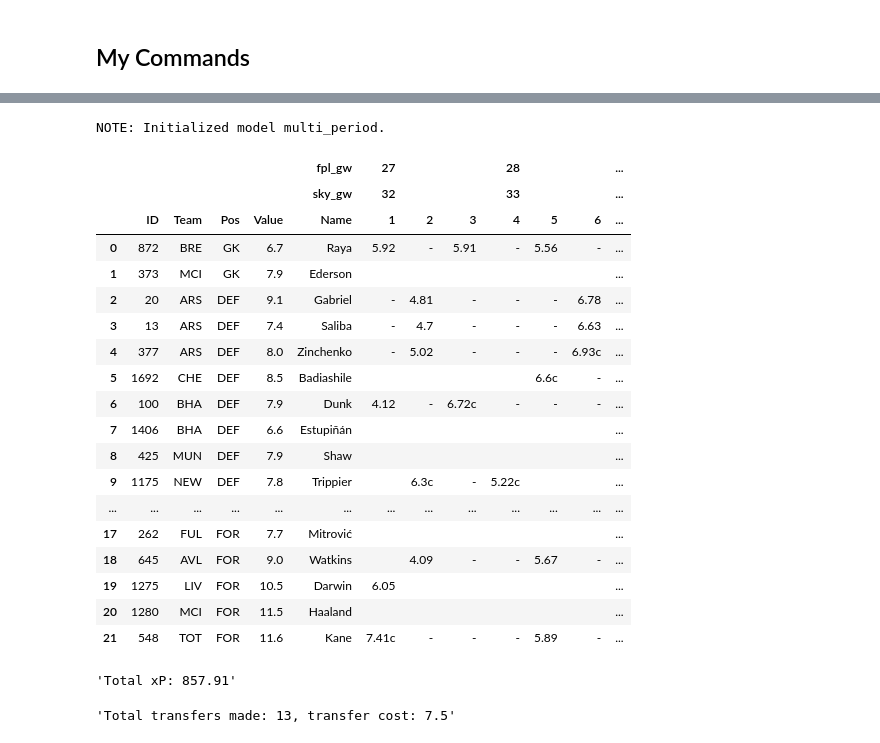
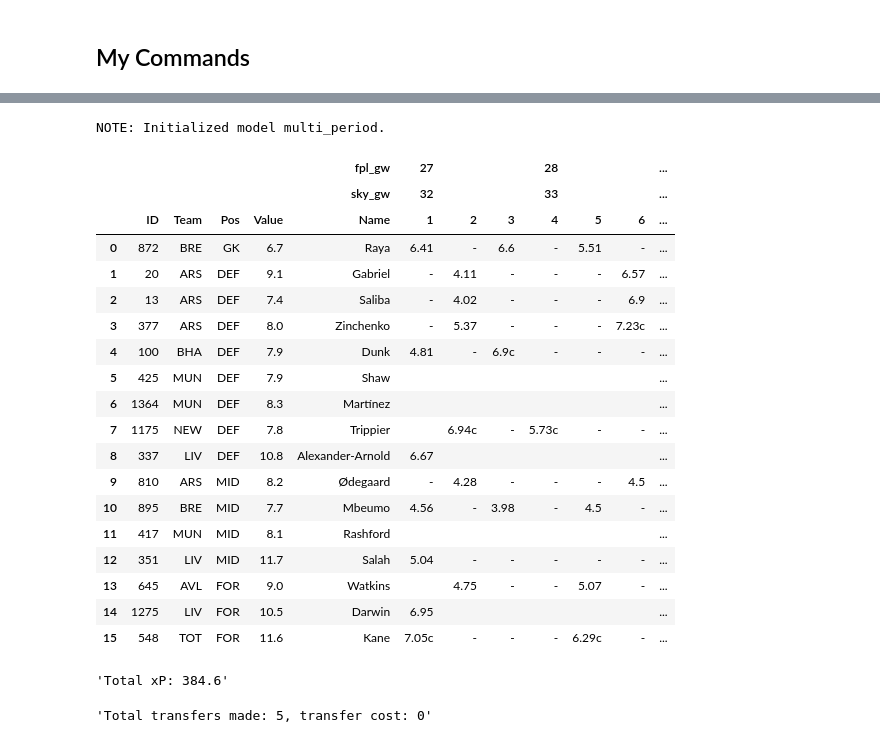
Before and after one commit to SamTroy/SkyFF_Optimization, a Jupyter notebook: notebooks/sky_opt_v1.ipynb, the cells around one changed output, grey strips where cells are left out. Saved outputs shown, nothing was run; the diff lists cells and outputs as text; code cells hidden in the pictures.

Commit message:
Added basic optimization with noise function

```diff
--- a/notebooks/sky_opt_v1.ipynb
+++ b/notebooks/sky_opt_v1.ipynb
@@ -734,38 +827,39 @@ display(r['skymodel_output'].sort_values(by=['Total_Pts'], ascending=False).head
 # %%
 skymodel_output = pd.read_csv('../data/skymodel_output.csv').set_index('SKY ID').fillna(0)
 
 # Sky IDs of all players to include in the initial squad
 team = [872,
 377,13,20,100,337,
 351,810,895,
 548,1275]
-transfer_cost = 7.5
+transfer_cost = 0
 
 # Generate optimal solution
-r2 = solve_sky_mp(initial_squad=team, input_data=skymodel_output, md_map=md_map, next_md=1, last_md='2023-05-09',
-                 ta_tot=25, ta_gw=5, objective='decay', decay_base=1, transfer_cost=transfer_cost,
-                 exclusions=None, keeps=None, force_transfer_in=None, force_transfer_out=None)
+r2 = solve_sky_mp(initial_squad=team, input_data=skymodel_output, md_map=md_map, next_md=1, last_md='2023-04-09',
+                 ta_tot=5, ta_gw=5, objective='decay', decay_base=1, transfer_cost=transfer_cost,
+                 exclusions=None, keeps=None, force_transfer_in=None, force_transfer_out=None,
+                 apply_noise=True)
 display(r2['plan'], f"Total xP: {r2['total_xp']}", f"Total transfers made: {r2['transfers_made']}, transfer cost: {transfer_cost}")
 # %% [output]
 NOTE: Initialized model multi_period.
 |  |  |  |  |  | fpl_gw | 27 |  |  | 28 |  |  | ... |
 |  |  |  |  |  | sky_gw | 32 |  |  | 33 |  |  | ... |
 |  | ID | Team | Pos | Value | Name | 1 | 2 | 3 | 4 | 5 | 6 | ... |
-| 0 | 872 | BRE | GK | 6.7 | Raya | 5.92 | - | 5.91 | - | 5.56 | - | ... |
-| 1 | 373 | MCI | GK | 7.9 | Ederson |  |  |  |  |  |  | ... |
-| 2 | 20 | ARS | DEF | 9.1 | Gabriel | - | 4.81 | - | - | - | 6.78 | ... |
-| 3 | 13 | ARS | DEF | 7.4 | Saliba | - | 4.7 | - | - | - | 6.63 | ... |
-| 4 | 377 | ARS | DEF | 8.0 | Zinchenko | - | 5.02 | - | - | - | 6.93c | ... |
-| 5 | 1692 | CHE | DEF | 8.5 | Badiashile |  |  |  |  | 6.6c | - | ... |
-| 6 | 100 | BHA | DEF | 7.9 | Dunk | 4.12 | - | 6.72c | - | - | - | ... |
-| 7 | 1406 | BHA | DEF | 6.6 | Estupiñán |  |  |  |  |  |  | ... |
-| 8 | 425 | MUN | DEF | 7.9 | Shaw |  |  |  |  |  |  | ... |
-| 9 | 1175 | NEW | DEF | 7.8 | Trippier |  | 6.3c | - | 5.22c |  |  | ... |
-| ... | ... | ... | ... | ... | ... | ... | ... | ... | ... | ... | ... | ... |
-| 17 | 262 | FUL | FOR | 7.7 | Mitrović |  |  |  |  |  |  | ... |
-| 18 | 645 | AVL | FOR | 9.0 | Watkins |  | 4.09 | - | - | 5.67 | - | ... |
-| 19 | 1275 | LIV | FOR | 10.5 | Darwin | 6.05 |  |  |  |  |  | ... |
-| 20 | 1280 | MCI | FOR | 11.5 | Haaland |  |  |  |  |  |  | ... |
-| 21 | 548 | TOT | FOR | 11.6 | Kane | 7.41c | - | - | - | 5.89 | - | ... |
+| 0 | 872 | BRE | GK | 6.7 | Raya | 6.41 | - | 6.6 | - | 5.51 | - | ... |
+| 1 | 20 | ARS | DEF | 9.1 | Gabriel | - | 4.11 | - | - | - | 6.57 | ... |
+| 2 | 13 | ARS | DEF | 7.4 | Saliba | - | 4.02 | - | - | - | 6.9 | ... |
+| 3 | 377 | ARS | DEF | 8.0 | Zinchenko | - | 5.37 | - | - | - | 7.23c | ... |
+| 4 | 100 | BHA | DEF | 7.9 | Dunk | 4.81 | - | 6.9c | - | - | - | ... |
+| 5 | 425 | MUN | DEF | 7.9 | Shaw |  |  |  |  |  |  | ... |
+| 6 | 1364 | MUN | DEF | 8.3 | Martínez |  |  |  |  |  |  | ... |
+| 7 | 1175 | NEW | DEF | 7.8 | Trippier |  | 6.94c | - | 5.73c | - | - | ... |
+| 8 | 337 | LIV | DEF | 10.8 | Alexander-Arnold | 6.67 |  |  |  |  |  | ... |
+| 9 | 810 | ARS | MID | 8.2 | Ødegaard | - | 4.28 | - | - | - | 4.5 | ... |
+| 10 | 895 | BRE | MID | 7.7 | Mbeumo | 4.56 | - | 3.98 | - | 4.5 | - | ... |
+| 11 | 417 | MUN | MID | 8.1 | Rashford |  |  |  |  |  |  | ... |
+| 12 | 351 | LIV | MID | 11.7 | Salah | 5.04 | - | - | - | - | - | ... |
+| 13 | 645 | AVL | FOR | 9.0 | Watkins |  | 4.75 | - | - | 5.07 | - | ... |
+| 14 | 1275 | LIV | FOR | 10.5 | Darwin | 6.95 |  |  |  |  |  | ... |
+| 15 | 548 | TOT | FOR | 11.6 | Kane | 7.05c | - | - | - | 6.29c | - | ... |
-'Total xP: 857.91'
+'Total xP: 384.6'
-'Total transfers made: 13, transfer cost: 7.5'
+'Total transfers made: 5, transfer cost: 0'
```
Also changed, not shown: parts of 4 cells of this notebook, 1 other file.
